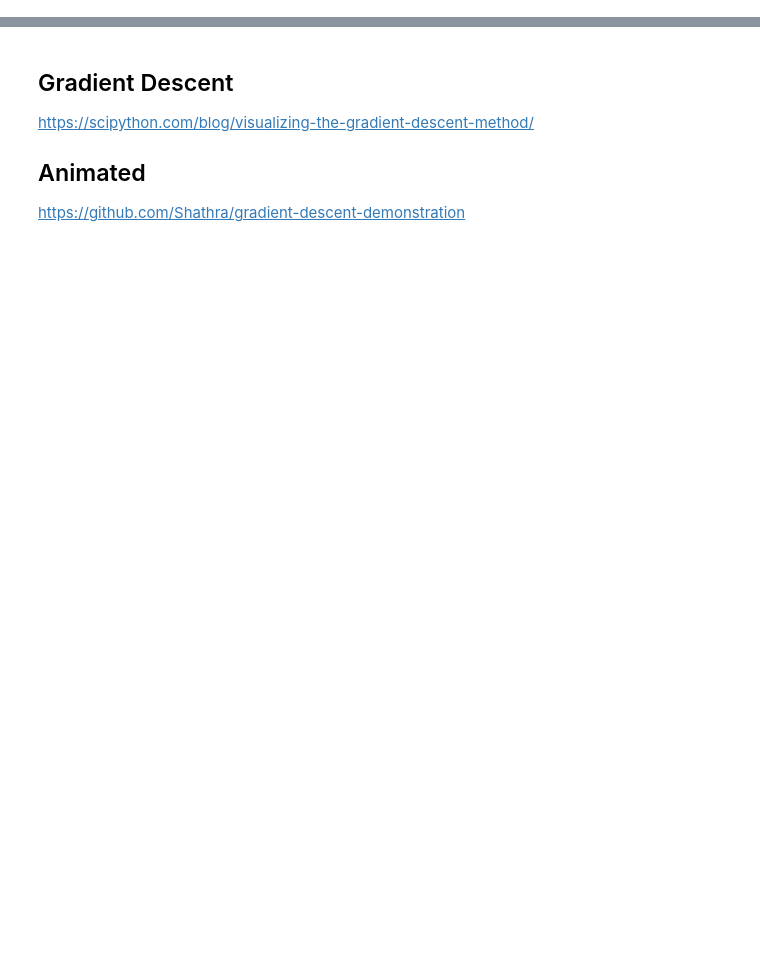
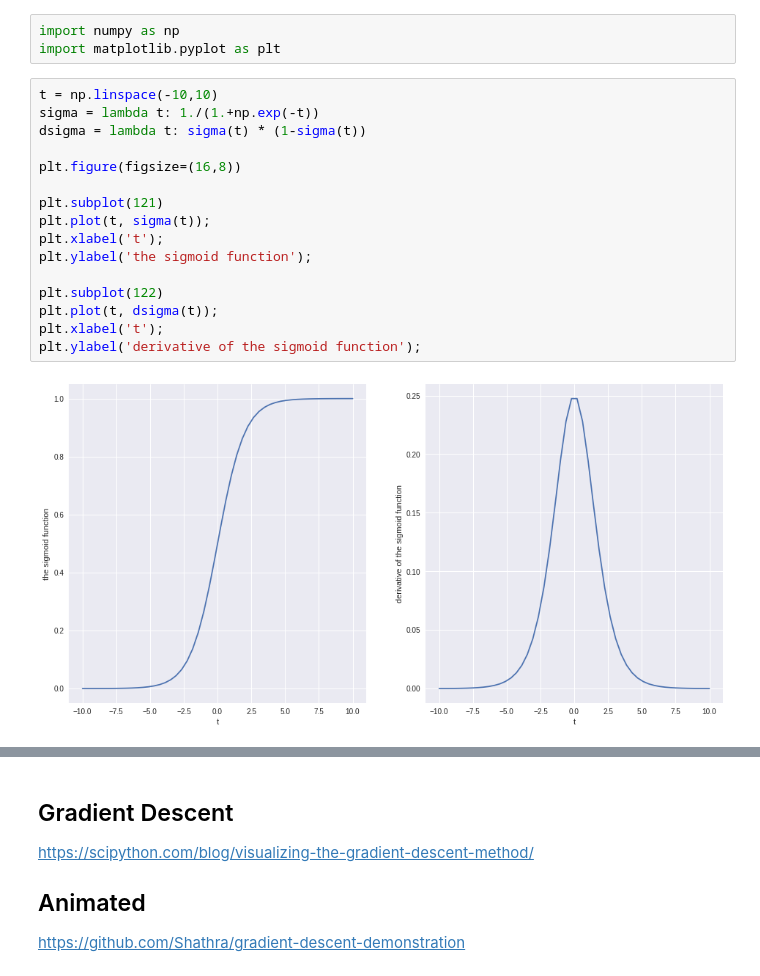
Before and after one commit to kursataker/cng562-machine-learning-spring-19, a Jupyter notebook: Mathematical_Background.ipynb, the cells around one changed output, grey strips where cells are left out. Cells and saved outputs as stored; diff of their text form; blank space fills up the shorter version.

```diff
--- a/Mathematical_Background.ipynb
+++ b/Mathematical_Background.ipynb
@@ -4,0 +57,21 @@
+# %%
+import numpy as np
+import matplotlib.pyplot as plt
+# %%
+t = np.linspace(-10,10)
+sigma = lambda t: 1./(1.+np.exp(-t))
+dsigma = lambda t: sigma(t) * (1-sigma(t))
+
+plt.figure(figsize=(16,8))
+
+plt.subplot(121)
+plt.plot(t, sigma(t));
+plt.xlabel('t');
+plt.ylabel('the sigmoid function');
+
+plt.subplot(122)
+plt.plot(t, dsigma(t));
+plt.xlabel('t');
+plt.ylabel('derivative of the sigmoid function');
+# %% [output]
+[figure, added]
```
Also changed, not shown: parts of 24 cells of this notebook.
